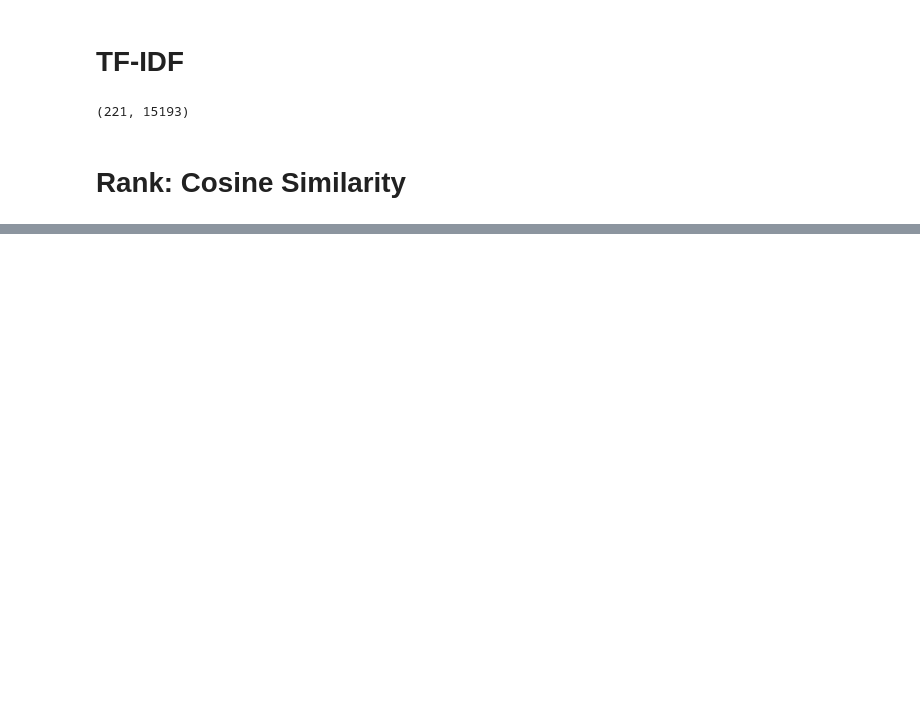
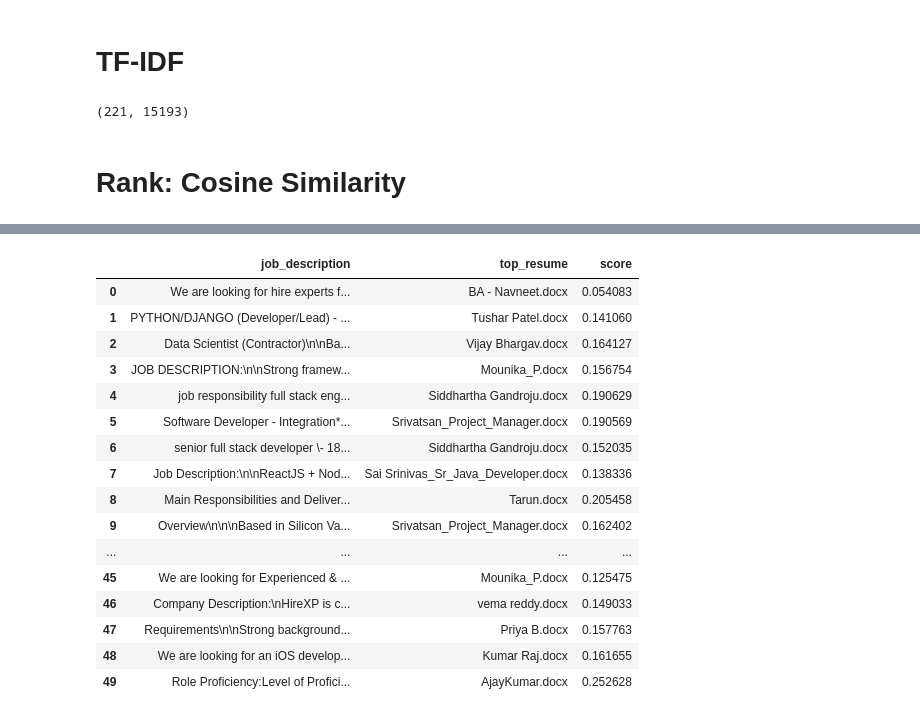
Before and after one commit to gracella12/ProjectPP_Kelompok4, a Jupyter notebook: hasil_simple.ipynb, the cells around one changed output, grey strips where cells are left out. Saved outputs shown, nothing was run; the diff lists cells and outputs as text; code cells hidden in the pictures; blank space fills up the shorter version.

Commit message:
add result

```diff
--- a/hasil_simple.ipynb
+++ b/hasil_simple.ipynb
@@ -216,8 +216,6 @@ def rank_system (job_description, df, tfidf_matrix, vectorizer, top_n=10):
     ranked_df = df.sort_values(by="score", ascending=False).head(top_n)
     return ranked_df[["ID", "filename", "score"]]
 # %%
-job_description = "We are looking for a software engineer with experience in Python, machine learning, and data analysis."
-
-hasil = rank_system(job_description, df, tfidf_matrix, vectorizer)
-print(hasil)
+job_desc = pd.read_csv("job_title_des.csv")["Job Description"]
+job_desc
 # %% [output]
@@ -234,0 +234,17 @@ print(hasil)
+# %%
+result = []
+
+for idx, desc in enumerate(job_desc.iloc[:50]):
+    print(f"\n\n=== Job Description {idx+1} ===")
+    ranked_resumes = rank_system(desc, df, tfidf_matrix, vectorizer)
+    print(ranked_resumes)
+
+    top_resume = ranked_resumes.iloc[0]
+
+    result.append({
+        "job_description": desc,
+        "top_resume": top_resume["filename"],
+        "score": top_resume["score"]
+    })
+
+final = pd.DataFrame(result)
@@ -234,0 +269,20 @@ print(hasil)
+# %%
+final
+# %% [output]
+|  | job_description | top_resume | score |
+| 0 | We are looking for hire experts f... | BA - Navneet.docx | 0.054083 |
+| 1 | PYTHON/DJANGO (Developer/Lead) - ... | Tushar Patel.docx | 0.141060 |
+| 2 | Data Scientist (Contractor)\n\nBa... | Vijay Bhargav.docx | 0.164127 |
+| 3 | JOB DESCRIPTION:\n\nStrong framew... | Mounika_P.docx | 0.156754 |
+| 4 | job responsibility full stack eng... | Siddhartha Gandroju.docx | 0.190629 |
+| 5 | Software Developer - Integration*... | Srivatsan_Project_Manager.docx | 0.190569 |
+| 6 | senior full stack developer \- 18... | Siddhartha Gandroju.docx | 0.152035 |
+| 7 | Job Description:\n\nReactJS + Nod... | Sai Srinivas_Sr_Java_Developer.docx | 0.138336 |
+| 8 | Main Responsibilities and Deliver... | Tarun.docx | 0.205458 |
+| 9 | Overview\n\n\nBased in Silicon Va... | Srivatsan_Project_Manager.docx | 0.162402 |
+| ... | ... | ... | ... |
+| 45 | We are looking for Experienced & ... | Mounika_P.docx | 0.125475 |
+| 46 | Company Description:\nHireXP is c... | vema reddy.docx | 0.149033 |
+| 47 | Requirements\n\nStrong background... | Priya B.docx | 0.157763 |
+| 48 | We are looking for an iOS develop... | Kumar Raj.docx | 0.161655 |
+| 49 | Role Proficiency:Level of Profici... | AjayKumar.docx | 0.252628 |
```
Also changed, not shown: parts of 2 cells of this notebook, 1 other file.
